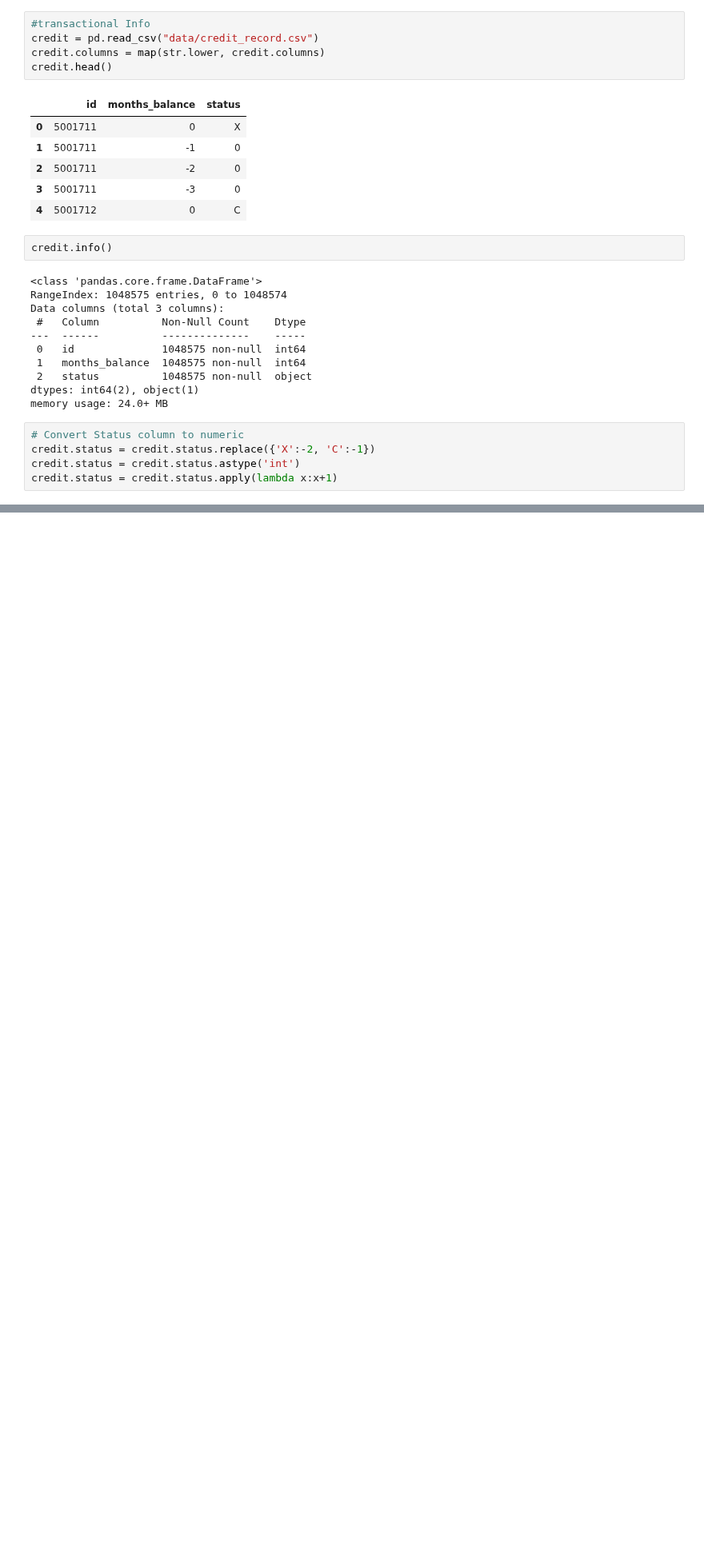
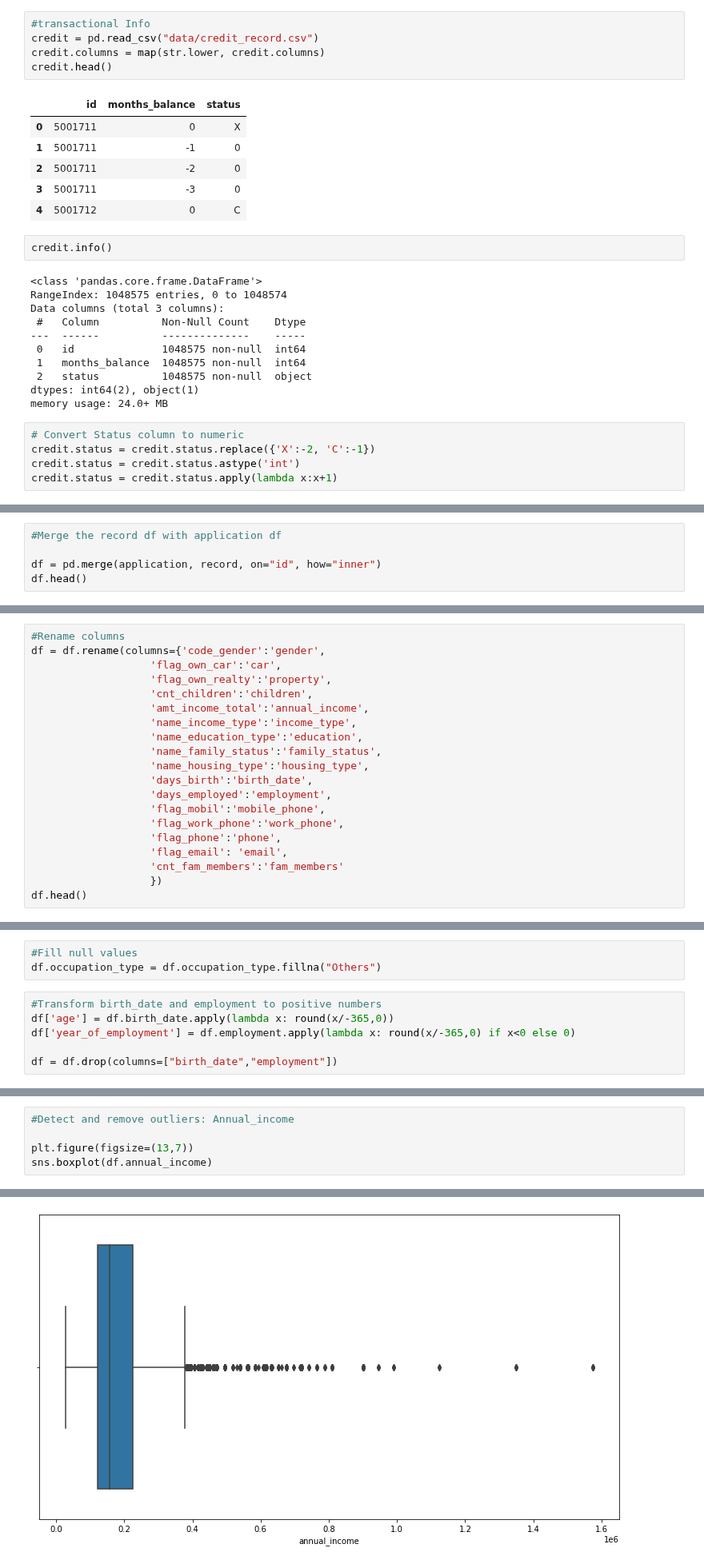
Before and after one commit to buriihenry/Machine-Learning-2, a Jupyter notebook: Classification/Classification _Credit Risk Management.ipynb, the cells around one changed output, grey strips where cells are left out. Shown at 80% size. Cells and saved outputs as stored; diff of their text form; blank space fills up the shorter version.

```diff
--- a/Classification/Classification _Credit Risk Management.ipynb
+++ b/Classification/Classification _Credit Risk Management.ipynb
@@ -99,0 +120,5 @@ credit.status = credit.status.apply(lambda x:x+1)
+# %%
+#Merge the record df with application df
+
+df = pd.merge(application, record, on="id", how="inner")
+df.head()
@@ -99,0 +132,20 @@ credit.status = credit.status.apply(lambda x:x+1)
+# %%
+#Rename columns
+df = df.rename(columns={'code_gender':'gender',
+                   'flag_own_car':'car',
+                   'flag_own_realty':'property',
+                   'cnt_children':'children',
+                   'amt_income_total':'annual_income',
+                   'name_income_type':'income_type',
+                   'name_education_type':'education',
+                   'name_family_status':'family_status',
+                   'name_housing_type':'housing_type',
+                   'days_birth':'birth_date',
+                   'days_employed':'employment',
+                   'flag_mobil':'mobile_phone',
+                   'flag_work_phone':'work_phone',
+                   'flag_phone':'phone',
+                   'flag_email': 'email',
+                   'cnt_fam_members':'fam_members'
+                   })
+df.head()
@@ -99,0 +199,9 @@ credit.status = credit.status.apply(lambda x:x+1)
+# %%
+#Fill null values
+df.occupation_type = df.occupation_type.fillna("Others")
+# %%
+#Transform birth_date and employment to positive numbers
+df['age'] = df.birth_date.apply(lambda x: round(x/-365,0))
+df['year_of_employment'] = df.employment.apply(lambda x: round(x/-365,0) if x<0 else 0)
+
+df = df.drop(columns=["birth_date","employment"])
@@ -99,0 +220,6 @@ credit.status = credit.status.apply(lambda x:x+1)
+# %%
+#Detect and remove outliers: Annual_income
+
+plt.figure(figsize=(13,7))
+sns.boxplot(df.annual_income)
+# %% [output]
@@ -99,0 +227 @@ credit.status = credit.status.apply(lambda x:x+1)
+[figure, added]
```
Also changed, not shown: parts of 16 cells of this notebook.
